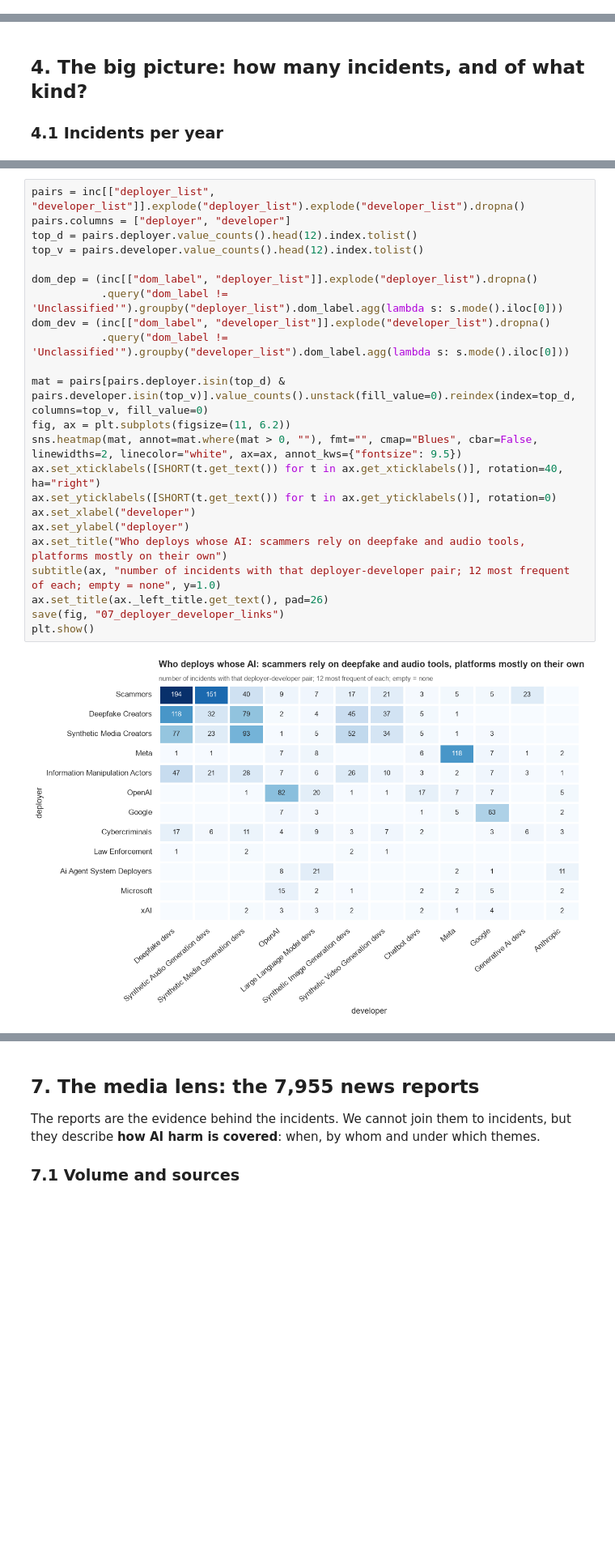
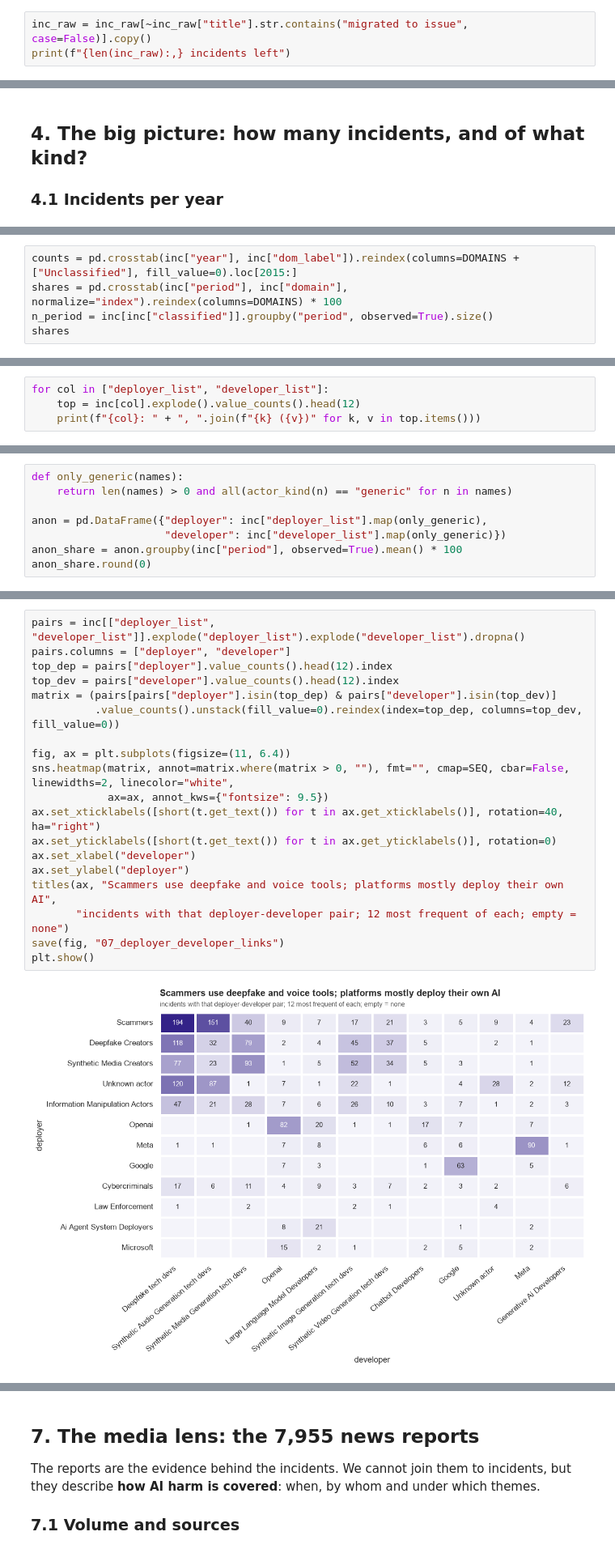
Before and after one commit to nnamyslowska/ai-incidents-analysis, a Jupyter notebook: ai_incidents.ipynb, the cells around one changed output, grey strips where cells are left out. Shown at 81% size. Drawn from its saved outputs; the diff is of its cells as text; blank space fills up the shorter version.

```diff
--- a/ai_incidents.ipynb
+++ b/ai_incidents.ipynb
@@ -810,0 +838,3 @@ The topic model and the keyword groups mostly agree, which supports the keyword
+# %%
+inc_raw = inc_raw[~inc_raw["title"].str.contains("migrated to issue", case=False)].copy()
+print(f"{len(inc_raw):,} incidents left")
@@ -871,0 +1049,5 @@ plt.show()
+# %%
+counts = pd.crosstab(inc["year"], inc["dom_label"]).reindex(columns=DOMAINS + ["Unclassified"], fill_value=0).loc[2015:]
+shares = pd.crosstab(inc["period"], inc["domain"], normalize="index").reindex(columns=DOMAINS) * 100
+n_period = inc[inc["classified"]].groupby("period", observed=True).size()
+shares
@@ -980,0 +1187,4 @@ plt.show()
+# %%
+for col in ["deployer_list", "developer_list"]:
+    top = inc[col].explode().value_counts().head(12)
+    print(f"{col}: " + ", ".join(f"{k} ({v})" for k, v in top.items()))
@@ -1007,0 +1246,8 @@ plt.show()
+# %%
+def only_generic(names):
+    return len(names) > 0 and all(actor_kind(n) == "generic" for n in names)
+
+anon = pd.DataFrame({"deployer": inc["deployer_list"].map(only_generic),
+                     "developer": inc["developer_list"].map(only_generic)})
+anon_share = anon.groupby(inc["period"], observed=True).mean() * 100
+anon_share.round(0)
@@ -1012,25 +1333,21 @@ A matrix instead of a network: a node-link drawing of this data is an unreadable
 # %%
 pairs = inc[["deployer_list", "developer_list"]].explode("deployer_list").explode("developer_list").dropna()
 pairs.columns = ["deployer", "developer"]
-top_d = pairs.deployer.value_counts().head(12).index.tolist()
-top_v = pairs.developer.value_counts().head(12).index.tolist()
+top_dep = pairs["deployer"].value_counts().head(12).index
+top_dev = pairs["developer"].value_counts().head(12).index
+matrix = (pairs[pairs["deployer"].isin(top_dep) & pairs["developer"].isin(top_dev)]
+          .value_counts().unstack(fill_value=0).reindex(index=top_dep, columns=top_dev, fill_value=0))
 
-dom_dep = (inc[["dom_label", "deployer_list"]].explode("deployer_list").dropna()
-           .query("dom_label != 'Unclassified'").groupby("deployer_list").dom_label.agg(lambda s: s.mode().iloc[0]))
-dom_dev = (inc[["dom_label", "developer_list"]].explode("developer_list").dropna()
-           .query("dom_label != 'Unclassified'").groupby("developer_list").dom_label.agg(lambda s: s.mode().iloc[0]))
-
-mat = pairs[pairs.deployer.isin(top_d) & pairs.developer.isin(top_v)].value_counts().unstack(fill_value=0).reindex(index=top_d, columns=top_v, fill_value=0)
-fig, ax = plt.subplots(figsize=(11, 6.2))
-sns.heatmap(mat, annot=mat.where(mat > 0, ""), fmt="", cmap="Blues", cbar=False, linewidths=2, linecolor="white", ax=ax, annot_kws={"fontsize": 9.5})
-ax.set_xticklabels([SHORT(t.get_text()) for t in ax.get_xticklabels()], rotation=40, ha="right")
-ax.set_yticklabels([SHORT(t.get_text()) for t in ax.get_yticklabels()], rotation=0)
+fig, ax = plt.subplots(figsize=(11, 6.4))
+sns.heatmap(matrix, annot=matrix.where(matrix > 0, ""), fmt="", cmap=SEQ, cbar=False, linewidths=2, linecolor="white",
+            ax=ax, annot_kws={"fontsize": 9.5})
+ax.set_xticklabels([short(t.get_text()) for t in ax.get_xticklabels()], rotation=40, ha="right")
+ax.set_yticklabels([short(t.get_text()) for t in ax.get_yticklabels()], rotation=0)
 ax.set_xlabel("developer")
 ax.set_ylabel("deployer")
-ax.set_title("Who deploys whose AI: scammers rely on deepfake and audio tools, platforms mostly on their own")
-subtitle(ax, "number of incidents with that deployer-developer pair; 12 most frequent of each; empty = none", y=1.0)
-ax.set_title(ax._left_title.get_text(), pad=26)
+titles(ax, "Scammers use deepfake and voice tools; platforms mostly deploy their own AI",
+       "incidents with that deployer-developer pair; 12 most frequent of each; empty = none")
 save(fig, "07_deployer_developer_links")
 plt.show()
 # %% [output]
-[figure, old version]
+[figure, new version]
```
Also changed, not shown: parts of 63 cells of this notebook.
